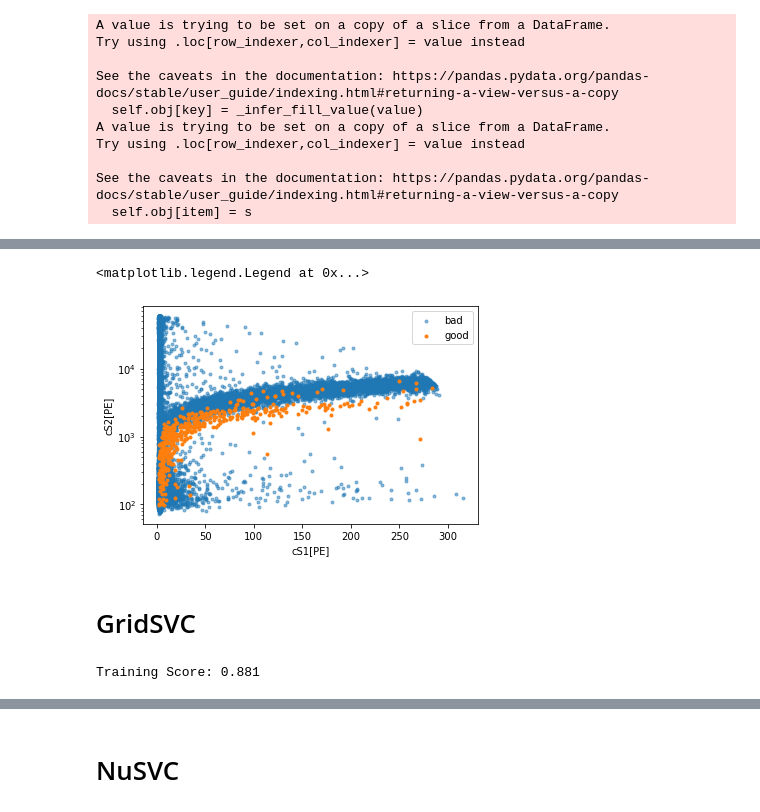
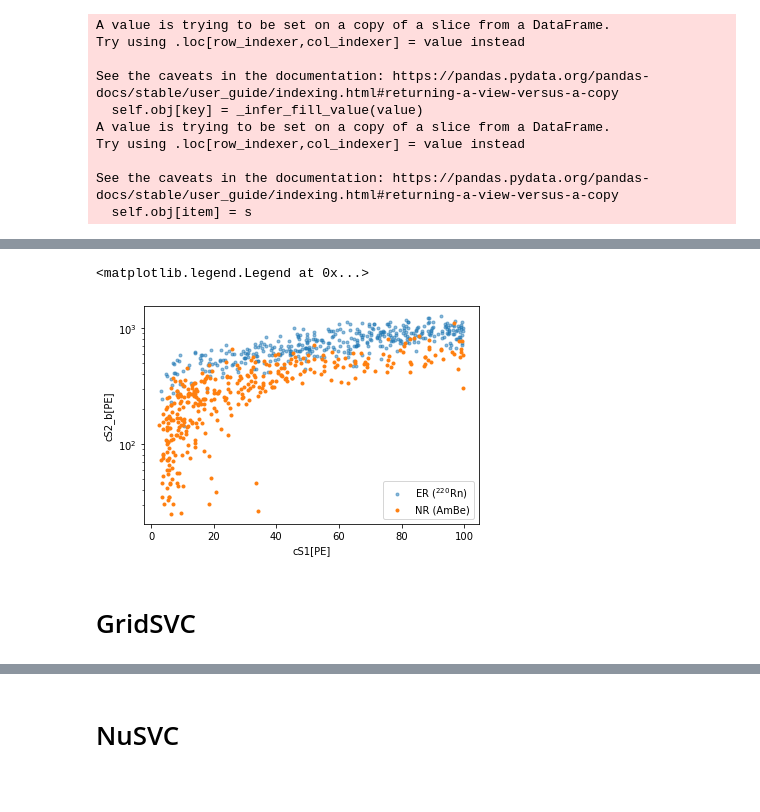
Before and after one commit to boblsc/ML_course, a Jupyter notebook: Traning on AmBe&Rn.ipynb, the cells around one changed output, grey strips where cells are left out. Saved outputs shown, nothing was run; the diff lists cells and outputs as text; code cells hidden in the pictures.

```diff
--- a/Traning on AmBe&Rn.ipynb
+++ b/Traning on AmBe&Rn.ipynb
@@ -38,7 +54,10 @@ bad=df1[(df1['cut_cs2_area_fraction_top'])
                 &(df1['cut_s2_pattern'])
                 &(df1['cut_s2_recon_pos_diff'])
                 &(df1['cut_s2_single_scatter'])
-       &(df1['e_ces']< 30)&(df1['e_ces']>0)]
+                &(df1['cut_s1_tightcoin_3fold'])
+                &(df1['cut_pres2_junk'])
+                &(df1['cuts_rn220'])
+       &(df1['cs1']< 100)&(df1['cs2']<5e3)]
 # %%
 # print(len(bad))
 # bad=bad.dropna()
@@ -66,11 +81,13 @@ mask=((df['cut_cs2_area_fraction_top'])
                 &(df['cut_s2_recon_pos_diff'])
                 &(df['cut_s2_single_scatter'])
               # &(df['cut_s2_width_wire_modeled_wimps'])
-                &(df['cut_nv_tpc_coincidence_ambe']))
+                &(df['cut_nv_tpc_coincidence_ambe'])
+                &(df['cut_s1_tightcoin_3fold'])
                #&(df['cut_fiducial_volume'])
                #&(df['cut_s2_naive_bayes'])
               # &(df['cut_s1_naive_bayes'])
-good=df.loc[(df['e_ces']< 30)&(df['e_ces']>0)& mask]
+     )
+good=df.loc[(df['cs1']< 100)&(df['cs2']<5e3)& mask]
 #bad=df.loc[(df['e_ces']< 100)&(df['e_ces']>0)& (not mask.all())]
 good.loc[:,'good']=np.ones(len(good),dtype=bool)
 bad.loc[:,'good']=np.zeros(len(bad),dtype=bool)
@@ -85,9 +102,12 @@ Try using .loc[row_indexer,col_indexer] = value instead
 
 See the caveats in the documentation: https://pandas.pydata.org/pandas-docs/stable/user_guide/indexing.html#returning-a-view-versus-a-copy
   self.obj[item] = s
+# %%
+good=good.dropna(subset=['cs1', 'cs2'])
+bad=bad.dropna(subset=['cs1', 'cs2'])
 # %%
-training=good[:len(good)//2].append(bad[:len(bad)//80], ignore_index=True)
-testing=good[len(good)//2 : ].append(bad[len(bad)//80 :], ignore_index=True)
+training=good[:len(good)//2].append(bad[:len(good)//2], ignore_index=True)
+testing=good[len(good)//2 : ].append(bad[len(good)//2:len(good)], ignore_index=True)
 # %%
 len(training)
 # %% [output]
@@ -95,11 +115,11 @@ len(training)
 # %%
-plt.scatter(bad.cs1,bad.cs2,marker='.',label='bad',alpha=0.5)
-plt.scatter(good.cs1,good.cs2,marker='.',label='good',alpha=1)
+plt.scatter(bad.cs1,bad.cs2_bottom,marker='.',label='ER ($^{220}$Rn)',alpha=0.5)
+plt.scatter(good.cs1,good.cs2_bottom,marker='.',label='NR (AmBe)',alpha=1)
 plt.yscale('log')
 plt.xlabel('cS1[PE]')
-plt.ylabel('cS2[PE]')
+plt.ylabel('cS2_b[PE]')
 plt.legend()
 # %% [output]
 <matplotlib.legend.Legend at 0x...>
-[figure, old version]
+[figure, new version]
 # %%
@@ -112,13 +132,11 @@ y_t=testing['good']
 # %% [markdown]
 # GridSVC
 # %%
-est = ms.GridSearchCV(
-    svm.SVC(), {'C': np.logspace(-3., 3., 50),
-                'gamma': np.logspace(-3., 3., 50)})
-est.fit(X, y)
-print("Training Score: {0:.3f}".format(
-      ms.cross_val_score(est, X, y).mean()))
+# est = ms.GridSearchCV(
+#     svm.SVC(), {'C': np.logspace(-3., 3., 50),
+#                 'gamma': np.logspace(-3., 3., 50)})
+# est.fit(X, y)
+# print("Training Score: {0:.3f}".format(
+#       ms.cross_val_score(est, X, y).mean()))
-# %% [output]
-Training Score: 0.881
 # %%
 
```
Also changed, not shown: parts of 21 cells of this notebook.
